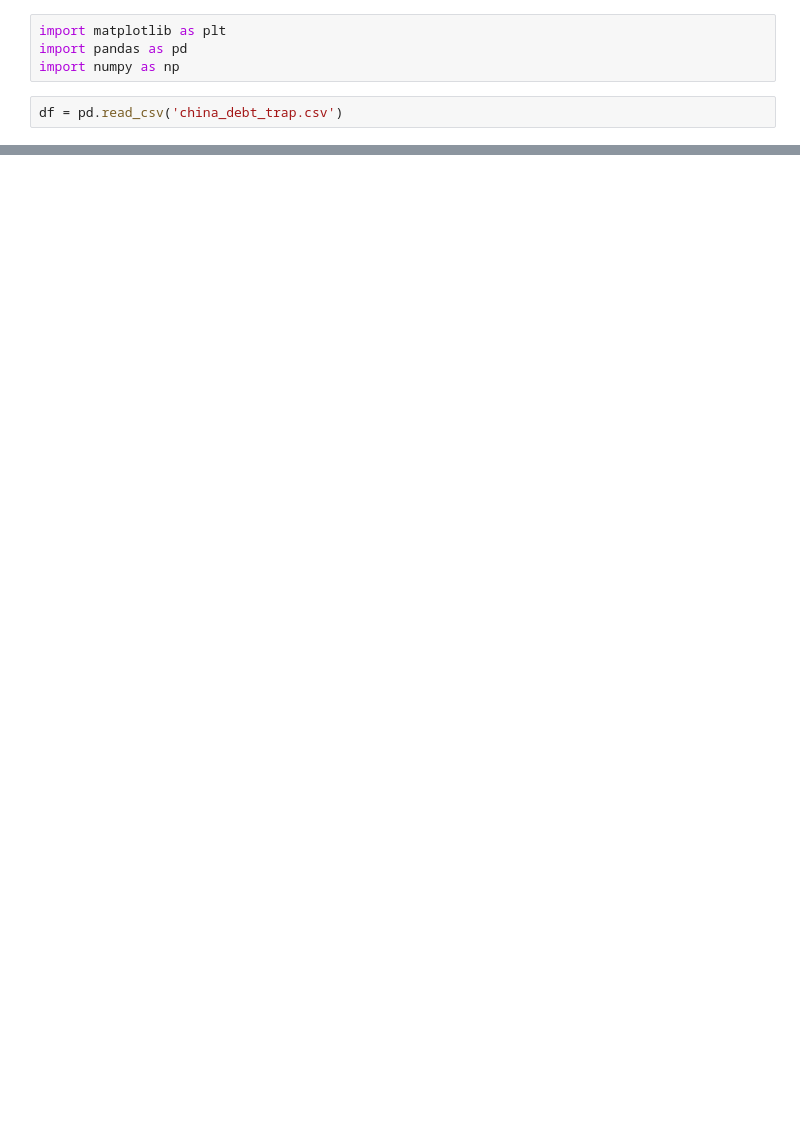
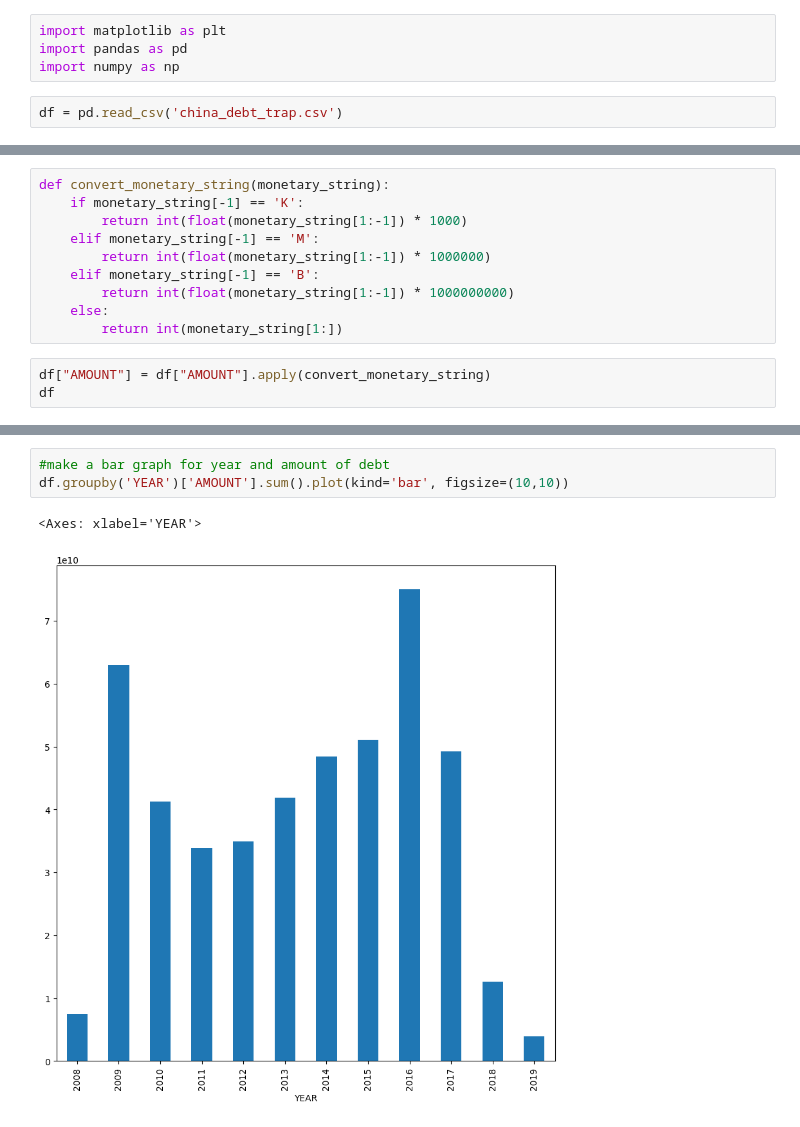
Before and after one commit to lnavneet331/debt, a Jupyter notebook: analysis.ipynb, the cells around one changed output, grey strips where cells are left out. Saved outputs shown, nothing was run; the diff lists cells and outputs as text; blank space fills up the shorter version.

```diff
--- a/analysis.ipynb
+++ b/analysis.ipynb
@@ -27,0 +120,13 @@ df = pd.read_csv('china_debt_trap.csv')
+# %%
+def convert_monetary_string(monetary_string):
+    if monetary_string[-1] == 'K':
+        return int(float(monetary_string[1:-1]) * 1000)
+    elif monetary_string[-1] == 'M':
+        return int(float(monetary_string[1:-1]) * 1000000)
+    elif monetary_string[-1] == 'B':
+        return int(float(monetary_string[1:-1]) * 1000000000)
+    else:
+        return int(monetary_string[1:])
+# %%
+df["AMOUNT"] = df["AMOUNT"].apply(convert_monetary_string)
+df
@@ -27,0 +155,6 @@ df = pd.read_csv('china_debt_trap.csv')
+# %%
+#make a bar graph for year and amount of debt
+df.groupby('YEAR')['AMOUNT'].sum().plot(kind='bar', figsize=(10,10))
+# %% [output]
+<Axes: xlabel='YEAR'>
+[figure, added]
```
Also changed, not shown: parts of 9 cells of this notebook.
